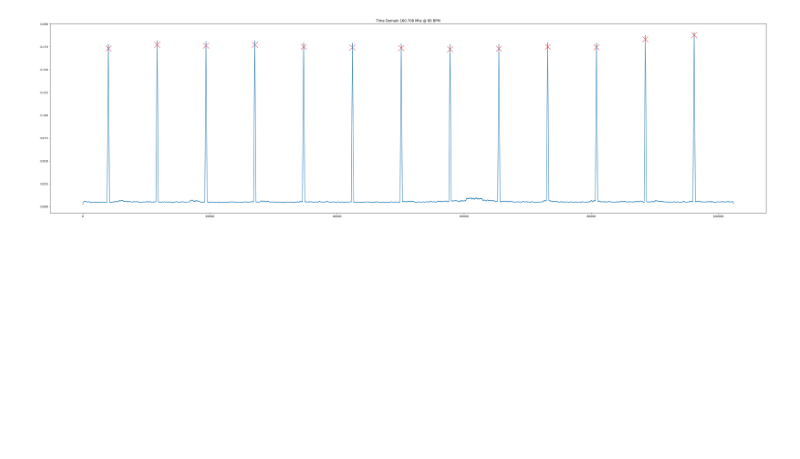
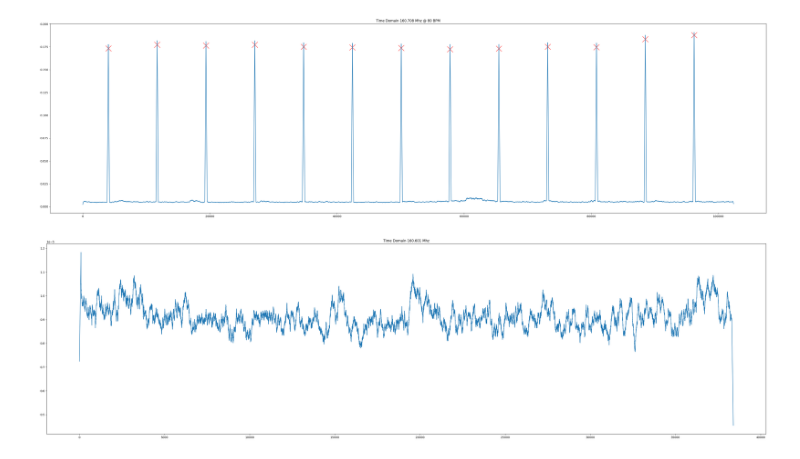
Before and after one commit to bigalnz/test_fft, a Jupyter notebook: notebooks/psd_airspy.ipynb, the cells around one changed output. Drawn from its saved outputs; the diff is of its cells as text; code cells hidden in the pictures; blank space fills up the shorter version.

```diff
--- a/notebooks/psd_airspy.ipynb
+++ b/notebooks/psd_airspy.ipynb
@@ -97,3 +102,28 @@ plt.title(f"Time Domain 160.708 Mhz @ {int (60 / ((z_peaks[0][3]-z_peaks[0][2])
 plt.show()
 # %% [output]
 [figure]
+# %%
+# FILTER AND PLOT TIME DOMAIN 160.601120Mhz
+
+t = np.arange(len(x))/1024000
+h = signal.firwin(501, 0.02, pass_zero=True)
+p = np.exp(2j*np.pi*t*-101120)
+
+z = x
+
+z = z * p
+z = signal.convolve(z, h, 'same')
+z = z[::100]
+z = np.abs(z)
+z = signal.convolve(z, [1]*189, 'same')/189
+
+z_peaks = signal.find_peaks(z, prominence=0.00001)
+
+plt.figure(figsize=(45,12))
+plt.plot(z_peaks[0], z_peaks[1]["prominences"], marker='x', linestyle='', color="r", markersize=20)
+plt.plot(z)
+
+plt.title(f"Time Domain 160.601 Mhz")
+plt.show()
+# %% [output]
+[figure, added]
```
Also changed, not shown: parts of 3 cells of this notebook, 1 other file.
